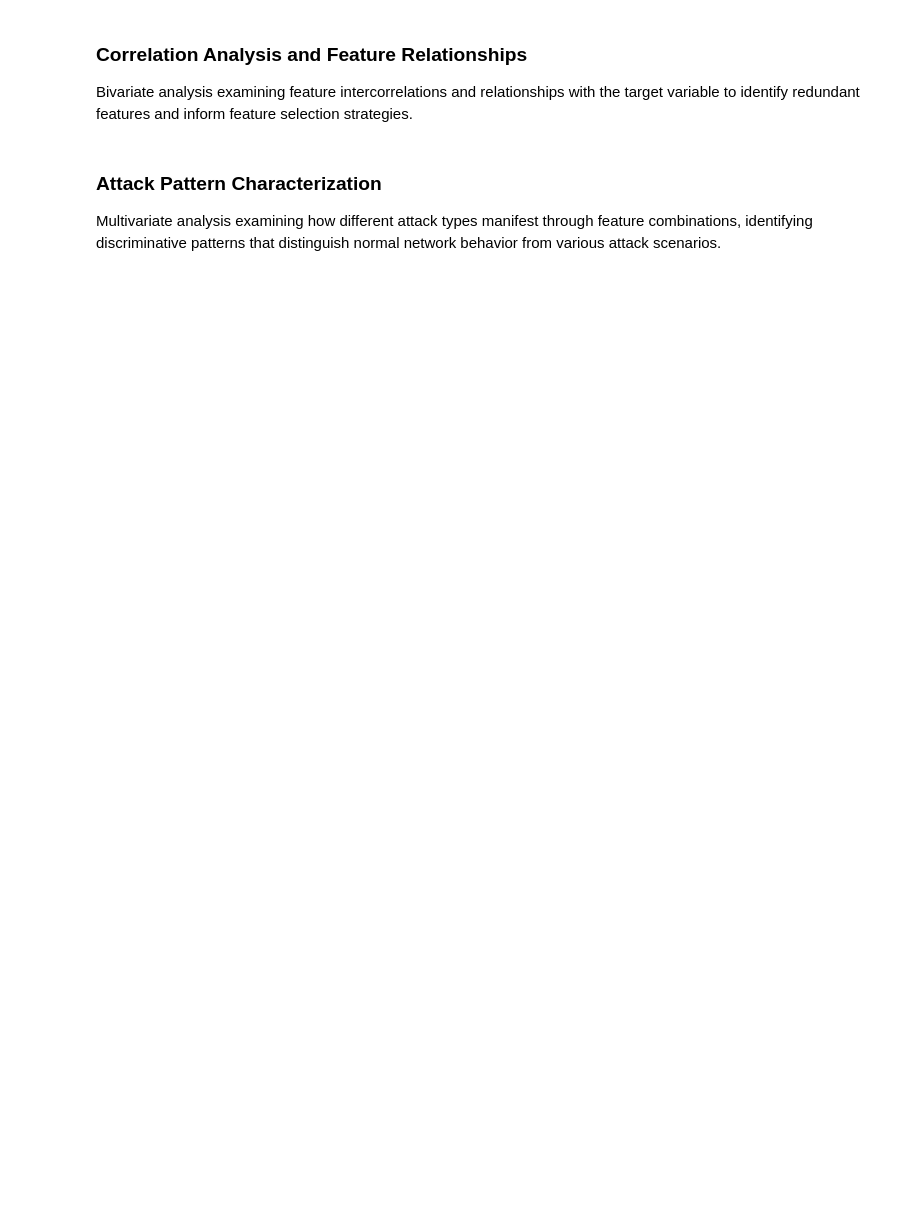
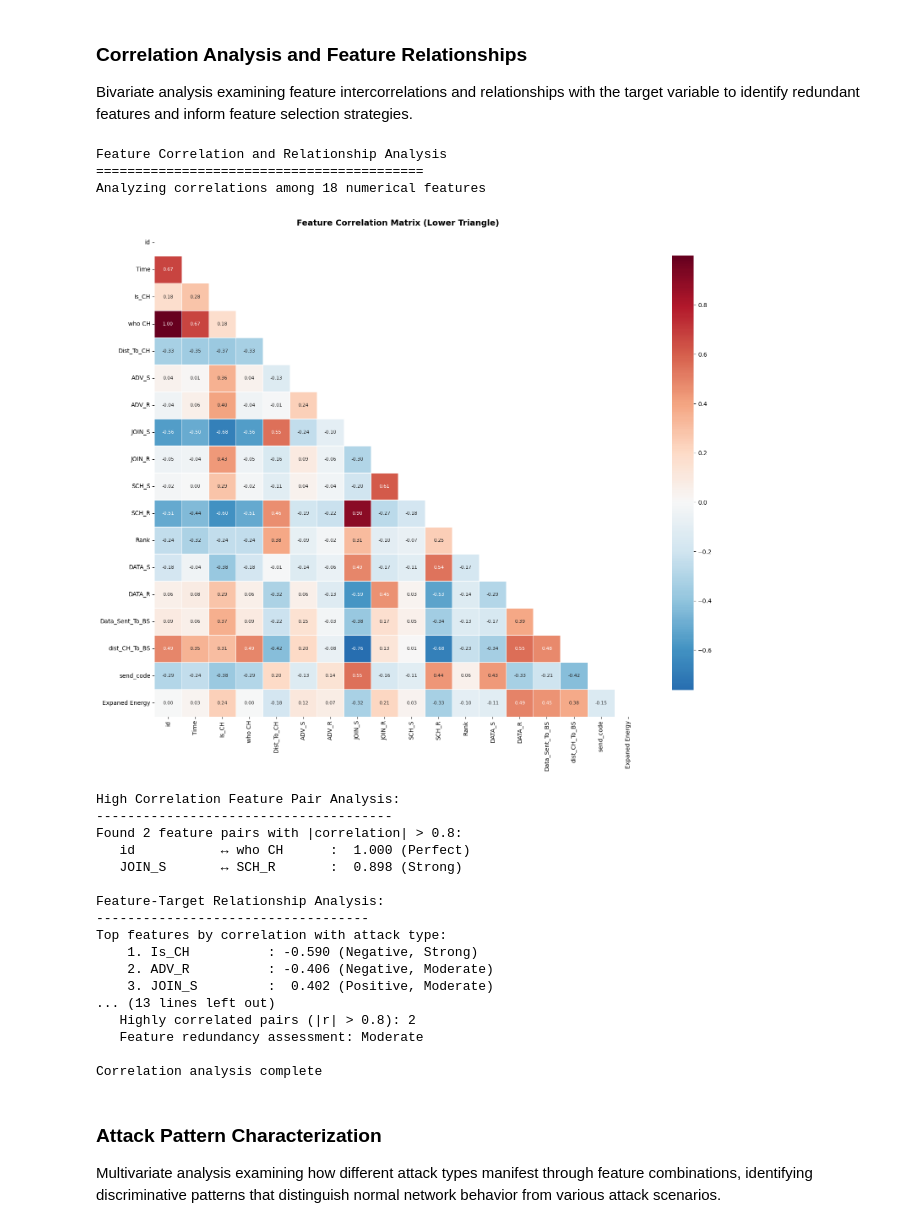
Before and after one commit to gilangbbe/WSN-DS-exploratory, a Jupyter notebook: WSN_ML_Modeling.ipynb, the cells around one changed output. Drawn from its saved outputs; the diff is of its cells as text; code cells hidden in the pictures; blank space fills up the shorter version.

```diff
--- a/WSN_ML_Modeling.ipynb
+++ b/WSN_ML_Modeling.ipynb
@@ -644,58 +661,56 @@ y_encoded_corr = le_temp.fit_transform(df['Attack type'])
 target_correlations = []
 for col in numerical_cols:
     if col != 'Attack type':  # Skip if exists in numerical cols
         corr_val = np.corrcoef(df[col], y_encoded_corr)[0, 1]
         if not np.isnan(corr_val):
             target_correlations.append((col, abs(corr_val), corr_val))
 
 # Sort by absolute correlation strength
 target_correlations.sort(key=lambda x: x[1], reverse=True)
 
 print("Top features by correlation with attack type:")
 for i, (feature, abs_corr, corr_val) in enumerate(target_correlations[:10], 1):
     direction = "Positive" if corr_val > 0 else "Negative"
     strength = "Strong" if abs_corr > 0.5 else "Moderate" if abs_corr > 0.3 else "Weak"
     print(f"   {i:2d}. {feature:<15}: {corr_val:>6.3f} ({direction}, {strength})")
 
-# Feature redundancy recommendations
-print(f"\nFeature Engineering Recommendations:")
-print("-" * 35)
-
-recommendations = []
-
-if high_corr_pairs:
-    recommendations.append("Remove redundant features:")
-    for feature1, feature2, corr_val in high_corr_pairs:
-        if abs(corr_val) > 0.99:
-            recommendations.append(f"   • Consider removing '{feature2}' (perfect correlation with '{feature1}')")
-        elif abs(corr_val) > 0.9:
-            recommendations.append(f"   • Evaluate removing one of: '{feature1}' or '{feature2}'")
-
-recommendations.extend([
-    "Feature selection priorities:",
-    "   • High target correlation features are prime candidates for modeling",
-    "   • Consider feature interactions and domain knowledge",
-    "   • Implement feature importance analysis post-modeling"
-])
-
-for rec in recommendations:
-    print(rec)
-
 # Correlation summary statistics
 print(f"\nCorrelation Analysis Summary:")
 print("-" * 28)
 
 # Calculate correlation distribution statistics
 upper_triangle = corr_matrix.where(np.triu(np.ones(corr_matrix.shape), k=1).astype(bool))
 correlations_flat = upper_triangle.stack().values
 
 print(f"   Feature pairs analyzed: {len(correlations_flat):,}")
 print(f"   Mean absolute correlation: {np.mean(np.abs(correlations_flat)):.3f}")
 print(f"   Max correlation: {np.max(np.abs(correlations_flat)):.3f}")
 print(f"   Highly correlated pairs (|r| > 0.8): {len(high_corr_pairs)}")
 print(f"   Feature redundancy assessment: {'High' if len(high_corr_pairs) > 2 else 'Moderate' if len(high_corr_pairs) > 0 else 'Low'}")
 
-print(f"\nCorrelation analysis complete - insights inform feature engineering strategy.")
+print(f"\nCorrelation analysis complete")
+# %% [output]
+Feature Correlation and Relationship Analysis
+==========================================
+Analyzing correlations among 18 numerical features
+[figure, added]
+High Correlation Feature Pair Analysis:
+--------------------------------------
+Found 2 feature pairs with |correlation| > 0.8:
+   id           ↔ who CH      :  1.000 (Perfect)
+   JOIN_S       ↔ SCH_R       :  0.898 (Strong)
+
+Feature-Target Relationship Analysis:
+-----------------------------------
+Top features by correlation with attack type:
+    1. Is_CH          : -0.590 (Negative, Strong)
+    2. ADV_R          : -0.406 (Negative, Moderate)
+    3. JOIN_S         :  0.402 (Positive, Moderate)
+... (13 lines left out)
+   Highly correlated pairs (|r| > 0.8): 2
+   Feature redundancy assessment: Moderate
+
+Correlation analysis complete
 # %% [markdown]
 ### Attack Pattern Characterization
 
```
Also changed, not shown: parts of 18 cells of this notebook, 55 other files.
